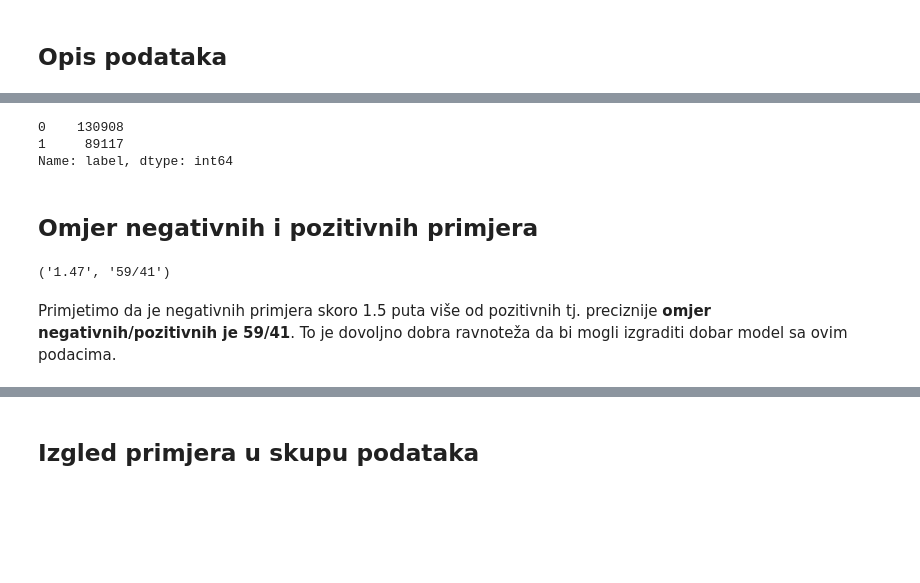
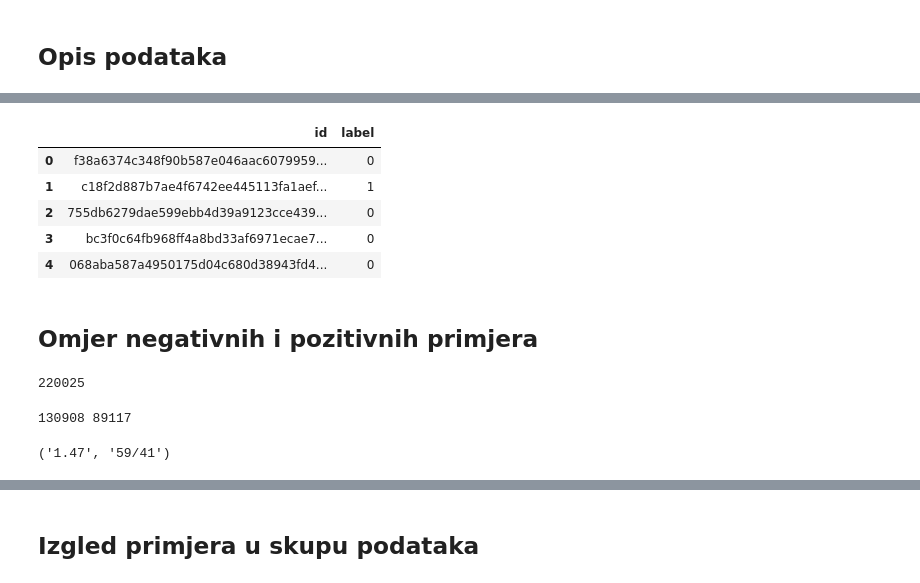
Before and after one commit to lojelen/Pande, a Jupyter notebook: Eksploratorna analiza.ipynb, the cells around one changed output, grey strips where cells are left out. Drawn from its saved outputs; the diff is of its cells as text; code cells hidden in the pictures; blank space fills up the shorter version.

```diff
--- a/Eksploratorna analiza.ipynb
+++ b/Eksploratorna analiza.ipynb
@@ -24,23 +29,38 @@ import numpy as np
 import pandas as pd
 import os
 import cv2
+%matplotlib inline
 import matplotlib.pyplot as plt
 import matplotlib.patches as patches
 import random
 from sklearn.utils import shuffle
 from tqdm import tqdm_notebook
 
-data = pd.read_csv('train_labels.csv')
-train_path = '../projekt/train/'
-test_path = '../projekt/test/'
-
-data['label'].value_counts()
+data = pd.read_csv('../train/train_labels.csv')
+train_path = '../train/'
+test_path = '../test/'
-# %% [output]
-0    130908
-1     89117
-Name: label, dtype: int64
+# %%
+train_labels = pd.read_csv(train_path+'train_labels.csv')
+train_labels.head()
+# %% [output]
+|  | id | label |
+| 0 | f38a6374c348f90b587e046aac6079959... | 0 |
+| 1 | c18f2d887b7ae4f6742ee445113fa1aef... | 1 |
+| 2 | 755db6279dae599ebb4d39a9123cce439... | 0 |
+| 3 | bc3f0c64fb968ff4a8bd33af6971ecae7... | 0 |
+| 4 | 068aba587a4950175d04c680d38943fd4... | 0 |
 # %% [markdown]
 ## Omjer negativnih i pozitivnih primjera
+# %%
+cnt_train = data['id'].count()
+cnt_train
+# %% [output]
+220025
+# %%
+neg_train, pos_train = data['label'].value_counts()
+print(neg_train, pos_train)
+# %% [output]
+130908 89117
 # %%
 def ra(a, b):
     a = float(a)
@@ -58,6 +78,4 @@ def ratio(a, b):
-# %%
-get_ratio(130908, 89117), ratio(130908, 89117)
-# %% [output]
-('1.47', '59/41')
-# %% [markdown]
-Primjetimo da je negativnih primjera skoro 1.5 puta više od pozitivnih tj. preciznije **omjer negativnih/pozitivnih je 59/41**. To je dovoljno dobra ravnoteža da bi mogli izgraditi dobar model sa ovim podacima.
+# %%
+get_ratio(neg_train, pos_train), ratio(neg_train, pos_train)
+# %% [output]
+('1.47', '59/41')
```
Also changed, not shown: parts of 25 cells of this notebook.
